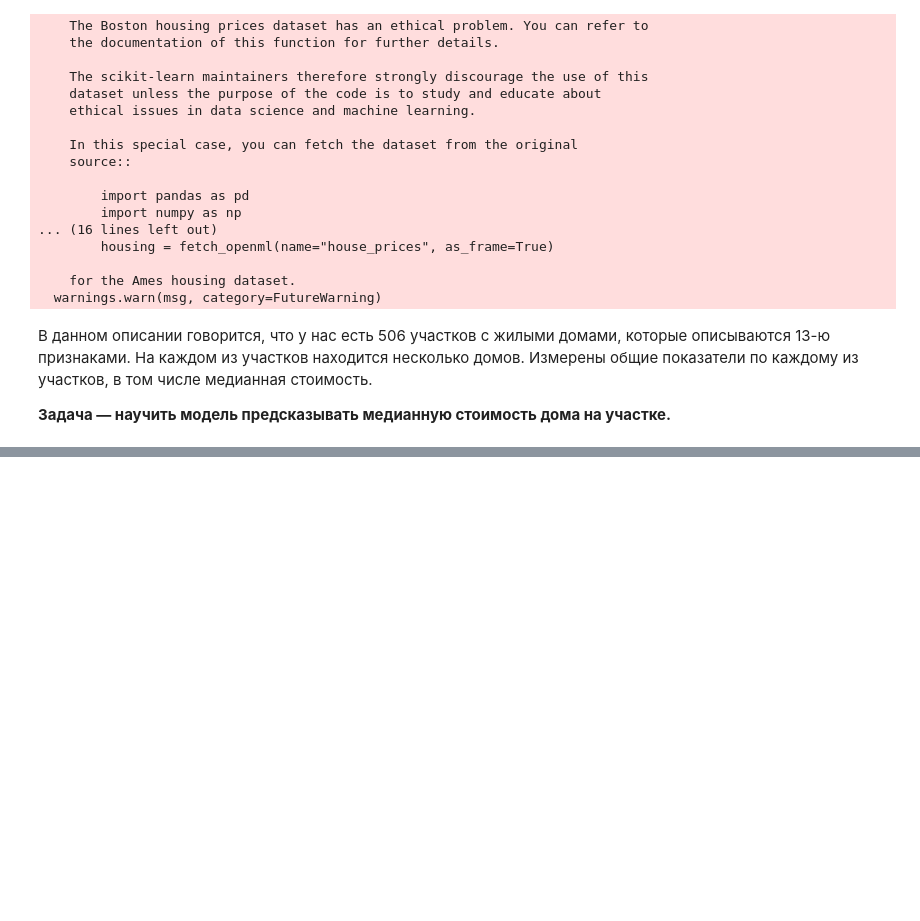
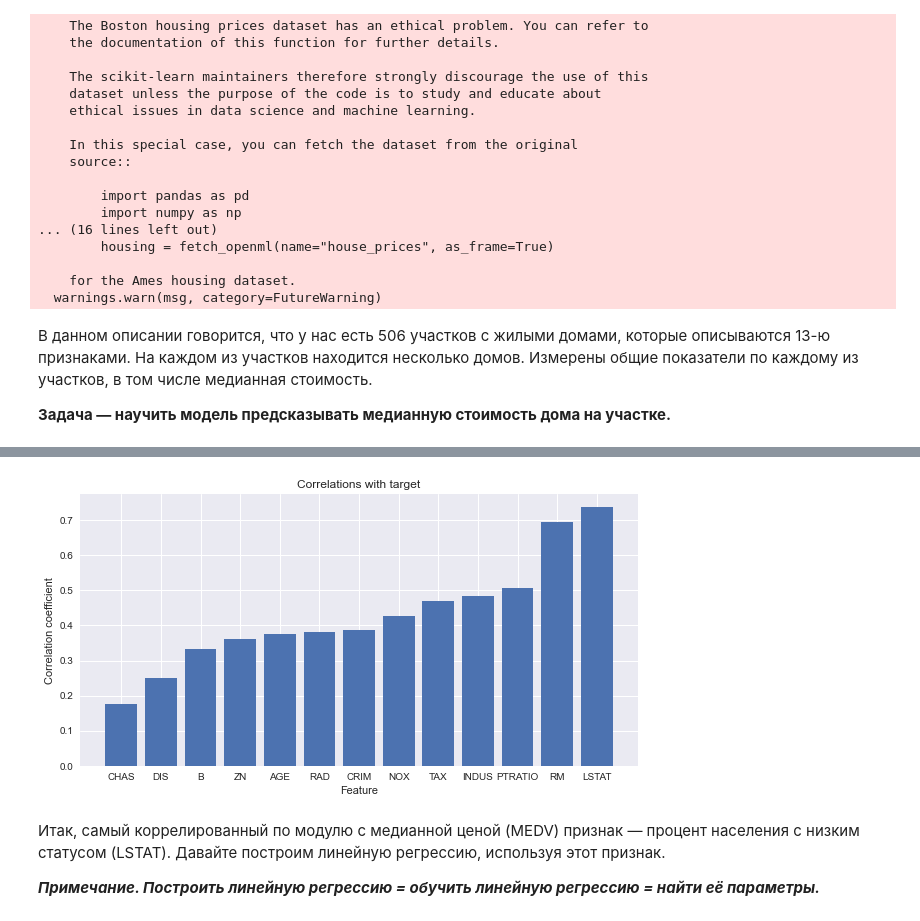
Before and after one commit to royvudgren/sf_datascience_practice, a Jupyter notebook: ML-2 supervised learning/2 linear regression analytical.ipynb, the cells around one changed output, grey strips where cells are left out. Saved outputs shown, nothing was run; the diff lists cells and outputs as text; code cells hidden in the pictures; blank space fills up the shorter version.

```diff
--- a/ML-2 supervised learning/2 linear regression analytical.ipynb
+++ b/ML-2 supervised learning/2 linear regression analytical.ipynb
@@ -259,0 +279,9 @@ Boston house prices dataset
+# %%
+#создаём DataFrame из загруженных numpy-матриц
+boston_data = pd.DataFrame(
+    data=boston.data, #данные
+    columns=boston.feature_names #наименования столбцов
+)
+#добавляем в таблицу столбец с целевой переменной
+boston_data['MEDV'] = boston.target
+boston_data.head()
@@ -259,0 +324,17 @@ Boston house prices dataset
+# %%
+#Вычисляем модуль корреляции
+corr_with_target = boston_data.corr()['MEDV'].abs().sort_values()
+#Удаляем корреляцию целевой переменной с самой собой
+corr_with_target = corr_with_target.drop('MEDV')
+#Строим столбчатую диаграмму корреляций
+fig, ax = plt.subplots(figsize=(10, 5)) #фигура+координатная плоскость
+ax.bar(corr_with_target.index, corr_with_target.values) #столбчатая диаграмма
+ax.set_title('Correlations with target') #название графика
+ax.set_xlabel('Feature') #название оси x
+ax.set_ylabel('Сorrelation coefficient'); #название оси y
+# %% [output]
+[figure, added]
+# %% [markdown]
+Итак, самый коррелированный по модулю с медианной ценой (MEDV) признак — процент населения с низким статусом (LSTAT). Давайте построим линейную регрессию, используя этот признак.
+
+***Примечание. Построить линейную регрессию = обучить линейную регрессию = найти её параметры.***
```
Also changed, not shown: parts of 30 cells of this notebook, 5 other files.
